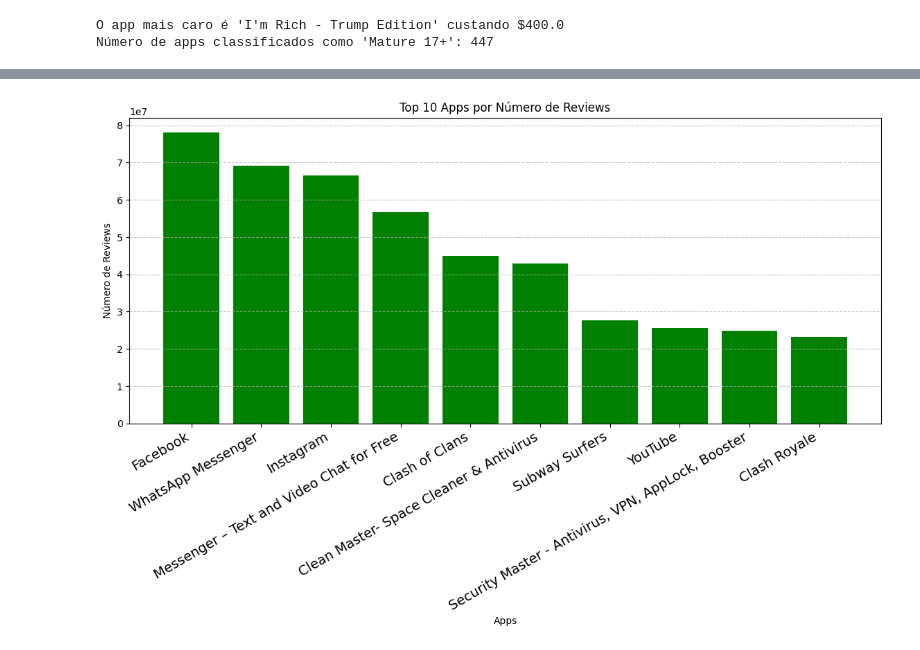
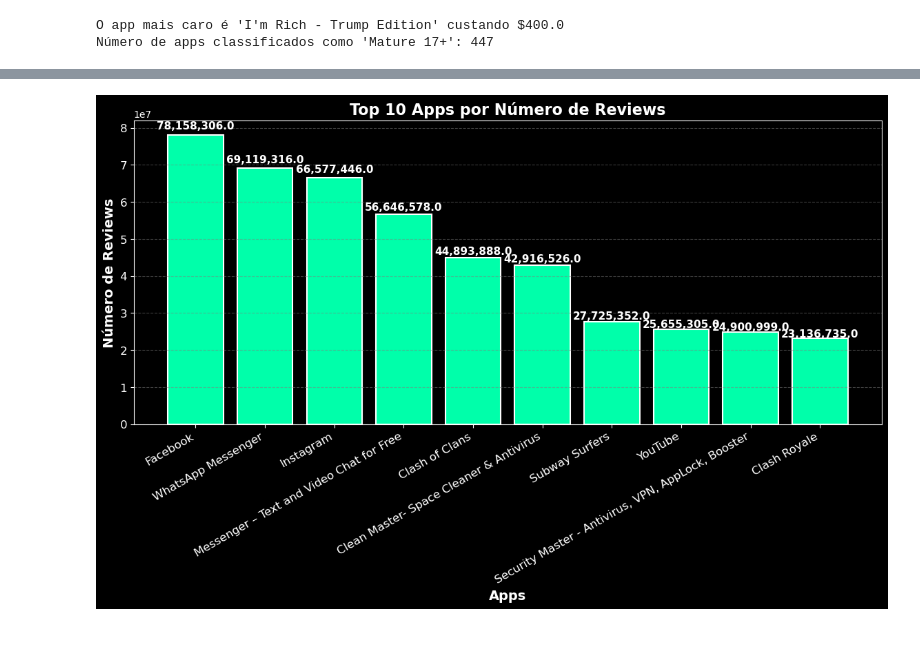
Before and after one commit to vmendess/compass-vm, a Jupyter notebook: Sprint 2/Desafio/notebook_jupyter/desafio.ipynb, the cells around one changed output, grey strips where cells are left out. Saved outputs shown, nothing was run; the diff lists cells and outputs as text; code cells hidden in the pictures.

```diff
--- a/Sprint 2/Desafio/notebook_jupyter/desafio.ipynb
+++ b/Sprint 2/Desafio/notebook_jupyter/desafio.ipynb
@@ -228,27 +285,35 @@ O código abaixo **seleciona os 10 aplicativos distintos com mais avaliações e
 # %%
 # Selecionar os 10 apps distintos com mais reviews
 top_10_reviews = df.sort_values(by="Reviews", ascending=False).drop_duplicates(subset=["App"]).head(10)
 
-# Criar gráfico de barras
-plt.figure(figsize=(14, 7))
-plt.bar(top_10_reviews["App"], top_10_reviews["Reviews"], color='green')
+# Criar um contexto temporário para aplicar o estilo dark apenas nesse gráfico
+with plt.style.context('dark_background'):
+    plt.figure(figsize=(14, 7))
 
-# Ajustar rótulos e título
-plt.xlabel("Apps")
-plt.ylabel("Número de Reviews")
-plt.title("Top 10 Apps por Número de Reviews")
+    # Gráfico de barras com efeito visual moderno
+    plt.bar(top_10_reviews["App"], top_10_reviews["Reviews"], color='#00FFAA', edgecolor='white', linewidth=1.5)
 
-# Melhorar a visibilidade dos rótulos no eixo X
-plt.xticks(rotation=30, ha='right', fontsize=14)
+    # Rótulos e título para melhor legibilidade
+    plt.xlabel("Apps", color='white', fontsize=14, fontweight='bold')
+    plt.ylabel("Número de Reviews", color='white', fontsize=14, fontweight='bold')
+    plt.title("Top 10 Apps por Número de Reviews", color='white', fontsize=16, fontweight='bold')
 
-# Ajustar espaçamento inferior para evitar corte dos rótulos
-plt.subplots_adjust(bottom=0.25)
+    # Visibilidade dos rótulos no eixo X
+    plt.xticks(rotation=30, ha='right', fontsize=12, color='white')
+    plt.yticks(fontsize=12, color='white')
 
-# Adicionar grid discreto para melhor leitura
-plt.grid(axis='y', linestyle='--', alpha=0.7)
+    # Espaçamento inferior para evitar corte dos rótulos
+    plt.subplots_adjust(bottom=0.25)
 
-# Exibir o gráfico
-plt.show()
+    # Grid discreto e estilizado para melhor leitura
+    plt.grid(axis='y', linestyle='--', alpha=0.5, color='gray')
+
+    # Efeito sutil de sombra para destacar as barras
+    for i, v in enumerate(top_10_reviews["Reviews"]):
+        plt.text(i, v + (v * 0.02), f'{v:,}', ha='center', fontsize=11, color='white', fontweight='bold')
+
+    # Exibir o gráfico
+    plt.show()
 # %% [output]
-[figure, old version]
+[figure, new version]
 # %% [markdown]
```
Also changed, not shown: parts of 9 cells of this notebook, 1 other file.
